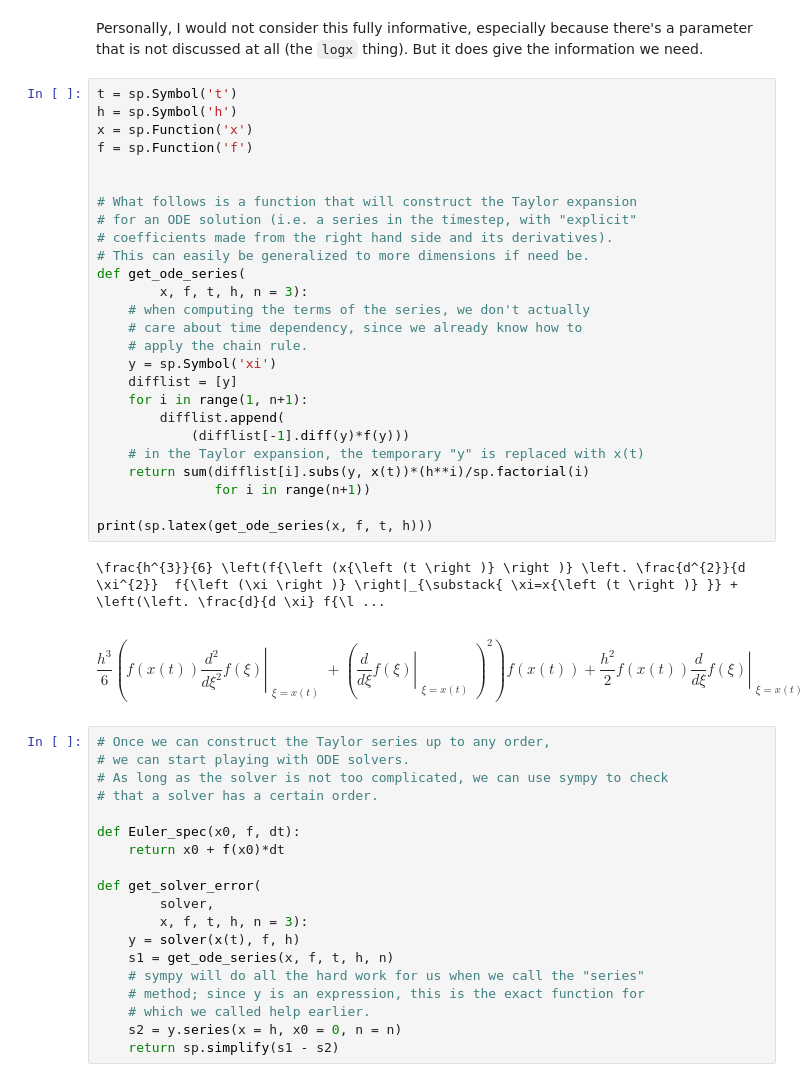
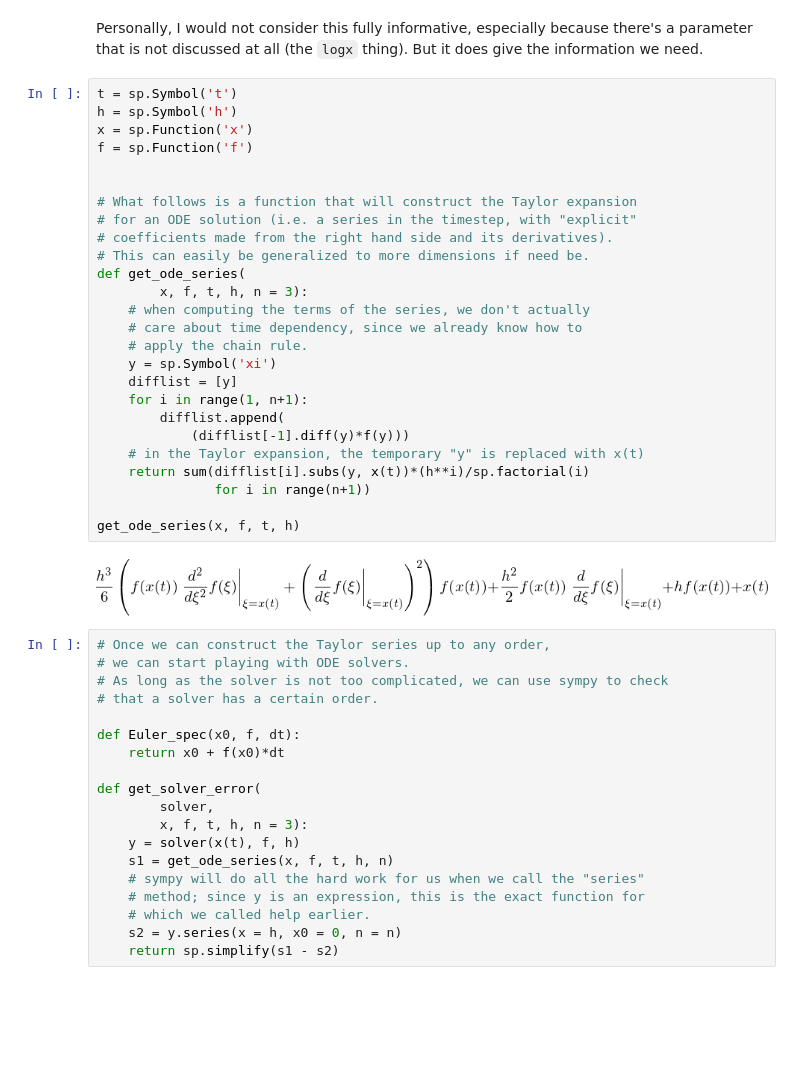
Before and after one commit to chichilalescu/python-for-scientific-computing, a Jupyter notebook: 11 More sympy.ipynb, the cells around one changed output. Drawn from its saved outputs; the diff is of its cells as text; blank space fills up the shorter version.

```diff
--- a/11 More sympy.ipynb
+++ b/11 More sympy.ipynb
@@ -72,35 +94,31 @@ But it does give the information we need.
 # %%
 t = sp.Symbol('t')
 h = sp.Symbol('h')
 x = sp.Function('x')
 f = sp.Function('f')
 
 
 # What follows is a function that will construct the Taylor expansion
 # for an ODE solution (i.e. a series in the timestep, with "explicit"
 # coefficients made from the right hand side and its derivatives).
 # This can easily be generalized to more dimensions if need be.
 def get_ode_series(
         x, f, t, h, n = 3):
     # when computing the terms of the series, we don't actually
     # care about time dependency, since we already know how to
     # apply the chain rule.
     y = sp.Symbol('xi')
     difflist = [y]
     for i in range(1, n+1):
         difflist.append(
             (difflist[-1].diff(y)*f(y)))
     # in the Taylor expansion, the temporary "y" is replaced with x(t)
     return sum(difflist[i].subs(y, x(t))*(h**i)/sp.factorial(i)
                for i in range(n+1))
 
-print(sp.latex(get_ode_series(x, f, t, h)))
+get_ode_series(x, f, t, h)
 # %% [output]
-\frac{h^{3}}{6} \left(f{\left (x{\left (t \right )} \right )} \left. \frac{d^{2}}{d \xi^{2}}  f{\left (\xi \right )} \right|_{\substack{ \xi=x{\left (t \right )} }} + \left(\left. \frac{d}{d \xi} f{\l ...
+[figure, added]
-# %% [markdown]
-\begin{equation}
-\frac{h^{3}}{6} \left(f{\left (x{\left (t \right )} \right )} \left. \frac{d^{2}}{d \xi^{2}}  f{\left (\xi \right )} \right|_{\substack{ \xi=x{\left (t \right )} }} + \left(\left. \frac{d}{d \xi} f{\left (\xi \right )} \right|_{\substack{ \xi=x{\left (t \right )} }}\right)^{2}\right) f{\left (x{\left (t \right )} \right )} + \frac{h^{2}}{2} f{\left (x{\left (t \right )} \right )} \left. \frac{d}{d \xi} f{\left (\xi \right )} \right|_{\substack{ \xi=x{\left (t \right )} }} + h f{\left (x{\left (t \right )} \right )} + x{\left (t \right )}
-\end{equation}
 # %%
 # Once we can construct the Taylor series up to any order,
 # we can start playing with ODE solvers.
```
Also changed, not shown: parts of 14 cells of this notebook.
